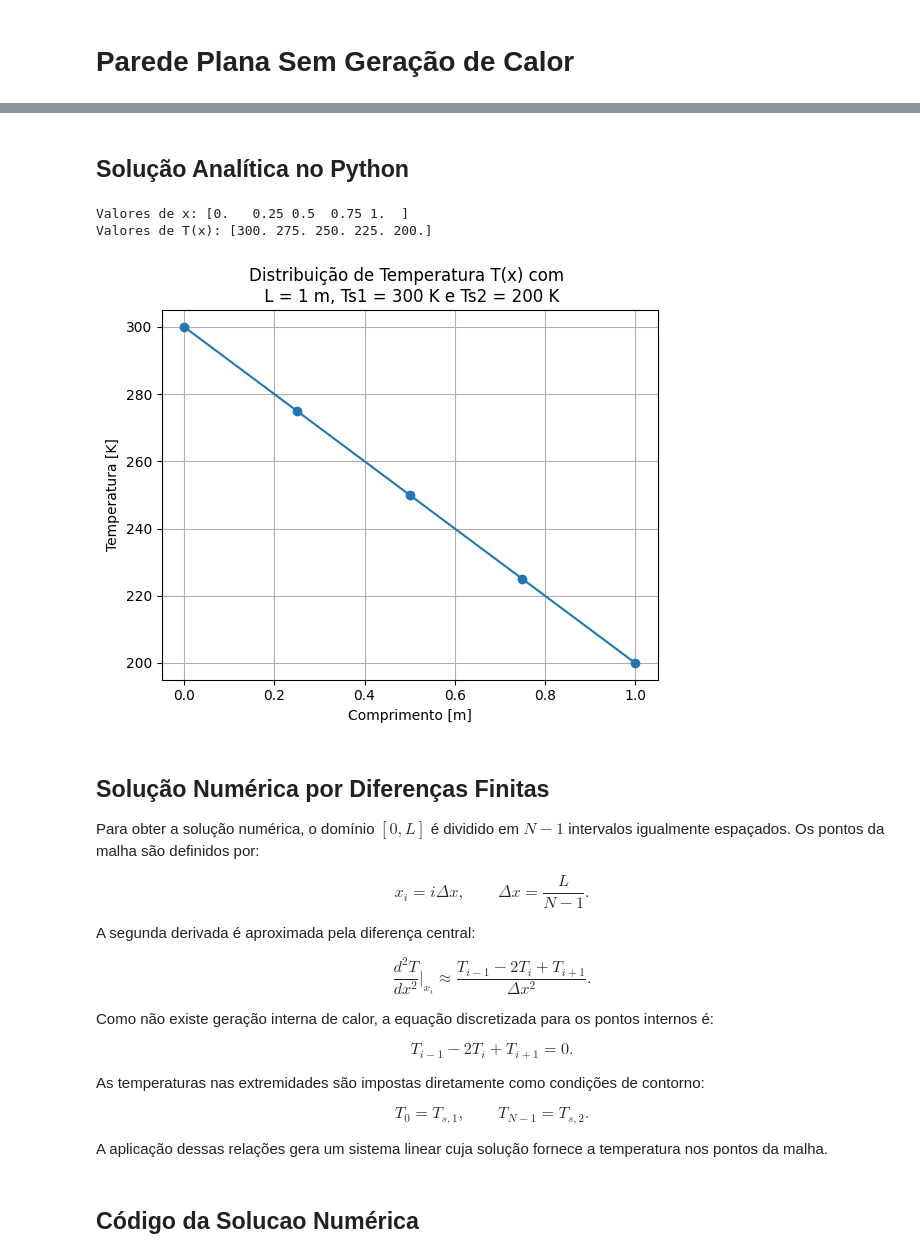
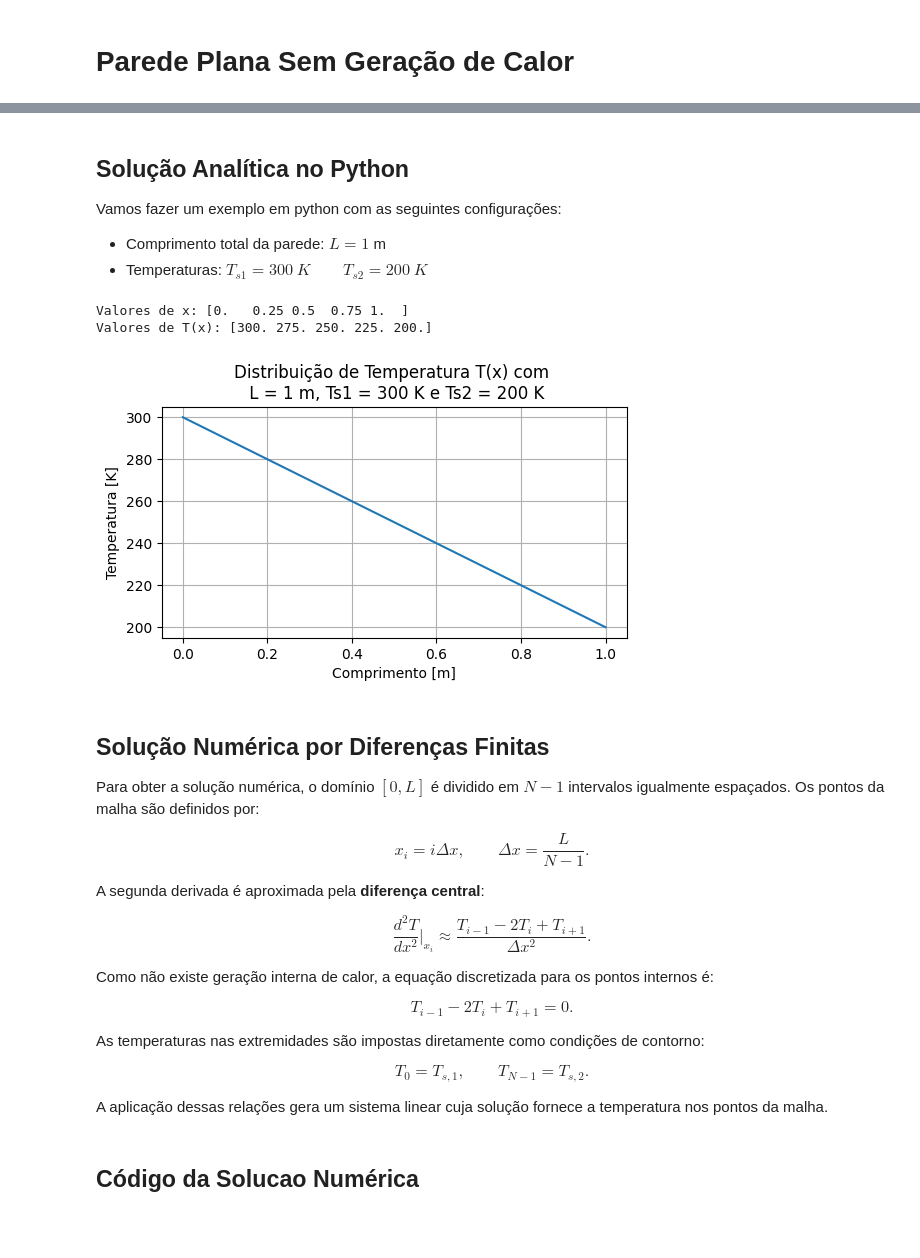
Before and after one commit to Paulo-de-Souza/HeatTransferPINN, a Jupyter notebook: Aulas_Notebooks/Aula03/Aula03_Parte1_1D_Estacionario.ipynb, the cells around one changed output, grey strips where cells are left out. Drawn from its saved outputs; the diff is of its cells as text; code cells hidden in the pictures; blank space fills up the shorter version.

```diff
--- a/Aulas_Notebooks/Aula03/Aula03_Parte1_1D_Estacionario.ipynb
+++ b/Aulas_Notebooks/Aula03/Aula03_Parte1_1D_Estacionario.ipynb
@@ -23,8 +33,13 @@ $$x = 0 ⟹ T(0) = T_{s,1}\\ x = L ⟹ T(L) = T_{s,2}$$
 fazendo as devidas manipulações e após um certo algebrismo temos que
 
 $$\boxed{T(x) = \left(\frac{ T_{s,2} -T_{s,1} }{L}\right) x  + T_{s,1}} $$
-# %% [markdown]
-## **Solução Analítica no Python**
+# %% [markdown]
+## **Solução Analítica no Python**
+
+Vamos fazer um exemplo em python com as seguintes configurações:
+
+* Comprimento total da parede: $L = 1$ m
+* Temperaturas: $T_{s1} = 300 \ K \qquad T_{s2} = 200 \ K$
 # %%
 ## Importando Bibliotecas uteis
 import numpy as np                  #biblioteca para usar funcoes matematica
@@ -52,15 +66,15 @@ Valores de x: [0.   0.25 0.5  0.75 1.  ]
 Valores de T(x): [300. 275. 250. 225. 200.]
 # %%
 # Criando o grafico da solucao
-
-plt.plot(x, Tx, 'o-')
+plt.figure(figsize=(6, 3))
+plt.plot(x, Tx, '-')
 plt.grid()
 plt.ylabel("Temperatura [K]")
 plt.xlabel("Comprimento [m]")
 plt.title(f"Distribuição de Temperatura T(x) com \n L = {L} m, Ts1 = {Ts1} K e Ts2 = {Ts2} K")
 plt.show()
 # %% [output]
-[figure, old version]
+[figure, new version]
 # %% [markdown]
 ## **Solução Numérica por Diferenças Finitas**
 
@@ -72,7 +86,7 @@ x_i = i\Delta x,
 \Delta x = \frac{L}{N-1}.
 $$
 
-A segunda derivada é aproximada pela diferença central:
+A segunda derivada é aproximada pela **diferença central**:
 
 $$
 \frac{d^2T}{dx^2}\bigg|_{x_i}
```
Also changed, not shown: parts of 19 cells of this notebook.
